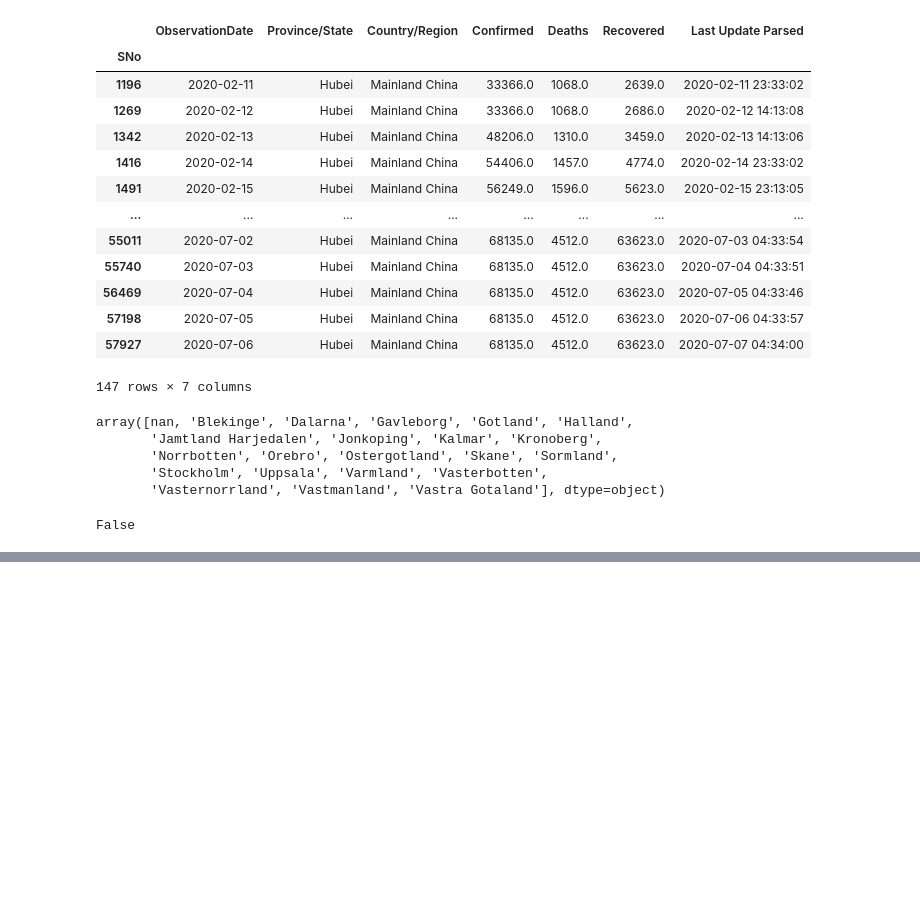
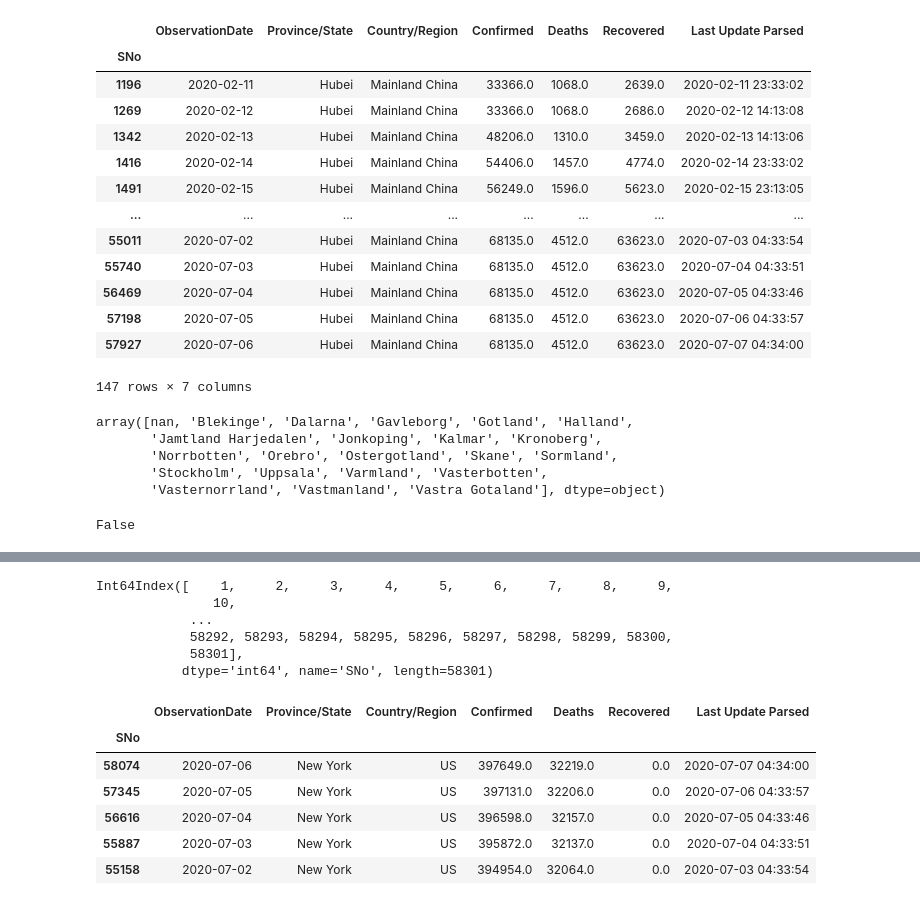
Before and after one commit to gp-add11/Python3, a Jupyter notebook: Proj_1/proj_1_py3_1.ipynb, the cells around one changed output, grey strips where cells are left out. Drawn from its saved outputs; the diff is of its cells as text; code cells hidden in the pictures; blank space fills up the shorter version.

```diff
--- a/Proj_1/proj_1_py3_1.ipynb
+++ b/Proj_1/proj_1_py3_1.ipynb
@@ -377,0 +375,19 @@ False
+# %%
+df1.index
+# %% [output]
+Int64Index([    1,     2,     3,     4,     5,     6,     7,     8,     9,
+               10,
+            ...
+            58292, 58293, 58294, 58295, 58296, 58297, 58298, 58299, 58300,
+            58301],
+           dtype='int64', name='SNo', length=58301)
+# %%
+df1.sort_values(by=['Recovered','Confirmed'], ascending=[True,False]).head()
+# %% [output]
+|  | ObservationDate | Province/State | Country/Region | Confirmed | Deaths | Recovered | Last Update Parsed |
+| SNo |  |  |  |  |  |  |  |
+| 58074 | 2020-07-06 | New York | US | 397649.0 | 32219.0 | 0.0 | 2020-07-07 04:34:00 |
+| 57345 | 2020-07-05 | New York | US | 397131.0 | 32206.0 | 0.0 | 2020-07-06 04:33:57 |
+| 56616 | 2020-07-04 | New York | US | 396598.0 | 32157.0 | 0.0 | 2020-07-05 04:33:46 |
+| 55887 | 2020-07-03 | New York | US | 395872.0 | 32137.0 | 0.0 | 2020-07-04 04:33:51 |
+| 55158 | 2020-07-02 | New York | US | 394954.0 | 32064.0 | 0.0 | 2020-07-03 04:33:54 |
```
Also changed, not shown: parts of 8 cells of this notebook.
